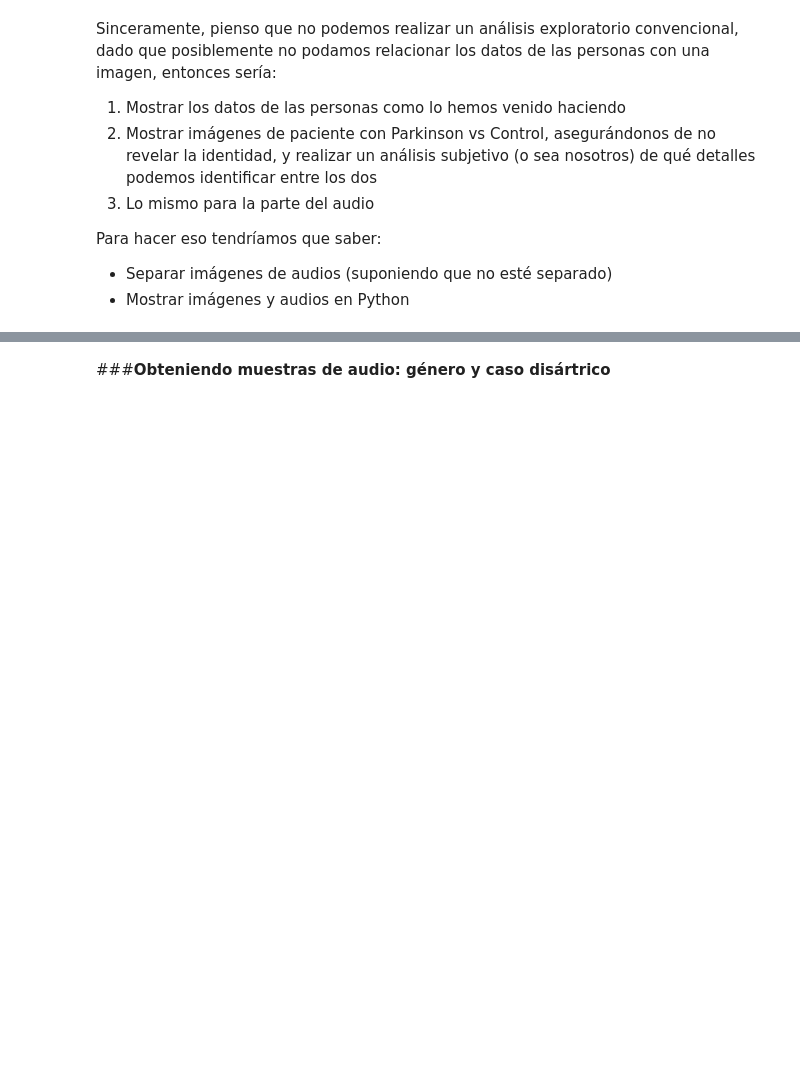
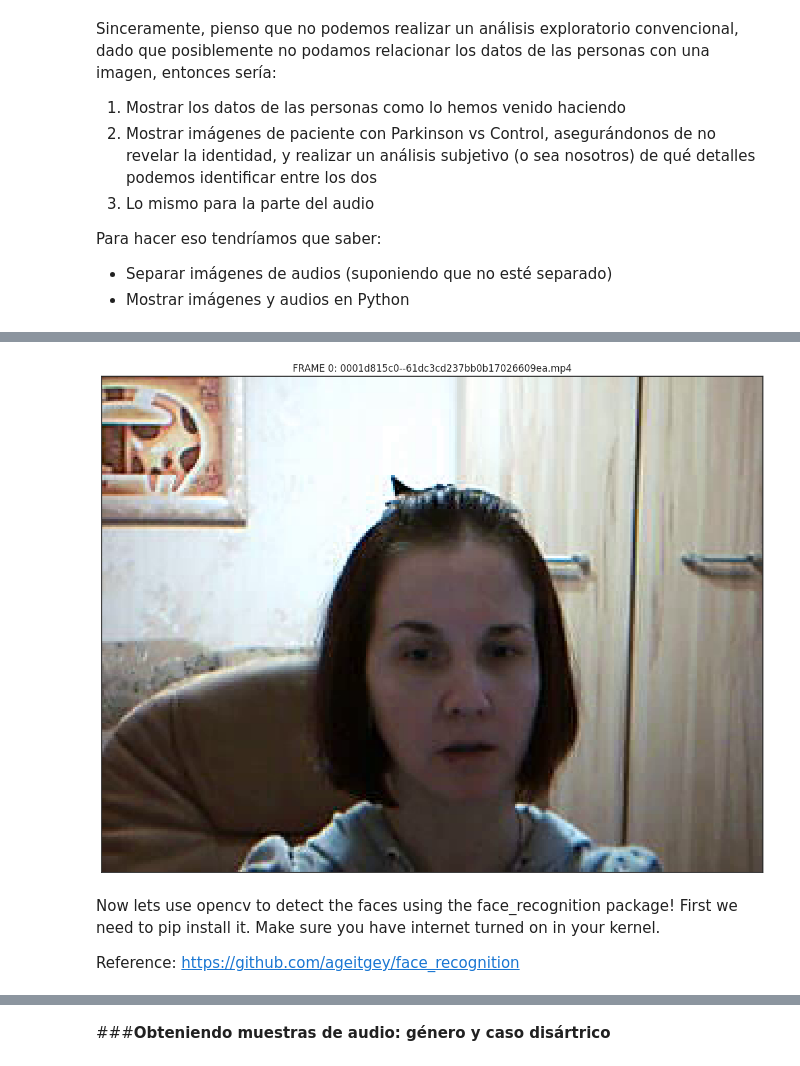
Before and after one commit to AndresFelipeMunozAguilar/Proyecto_Final_IA1_UIS, a Jupyter notebook: Análisis_Multimodal_de_Síntomas_en_la_Enfermedad_de_Parkinson.ipynb, the cells around one changed output, grey strips where cells are left out. Saved outputs shown, nothing was run; the diff lists cells and outputs as text; code cells hidden in the pictures; blank space fills up the shorter version.

Commit message:
Ejemplo de data analysis con vídeos

```diff
--- a/Análisis_Multimodal_de_Síntomas_en_la_Enfermedad_de_Parkinson.ipynb
+++ b/Análisis_Multimodal_de_Síntomas_en_la_Enfermedad_de_Parkinson.ipynb
@@ -108,0 +162,20 @@ Para hacer eso tendríamos que saber:
+# %%
+fig, ax = plt.subplots(1,1, figsize=(15, 15))
+# train_video_files = [train_dir + x for x in os.listdir(train_dir)]
+# video_file = train_video_files[30]
+video_file = f'facial_data/live_videos/{sample_video.iloc[0].assignment_id}.mp4'
+cap = cv.VideoCapture(video_file)
+success, image = cap.read()
+image = cv.cvtColor(image, cv.COLOR_BGR2RGB)
+cap.release()
+ax.imshow(image)
+ax.xaxis.set_visible(False)
+ax.yaxis.set_visible(False)
+ax.title.set_text(f"FRAME 0: {video_file.split('/')[-1]}")
+plt.grid(False)
+# %% [output]
+[figure, added]
+# %% [markdown]
+Now lets use opencv to detect the faces using the face_recognition package! First we need to pip install it. Make sure you have internet turned on in your kernel.
+
+Reference: https://github.com/ageitgey/face_recognition
```
Also changed, not shown: parts of 21 cells of this notebook.
